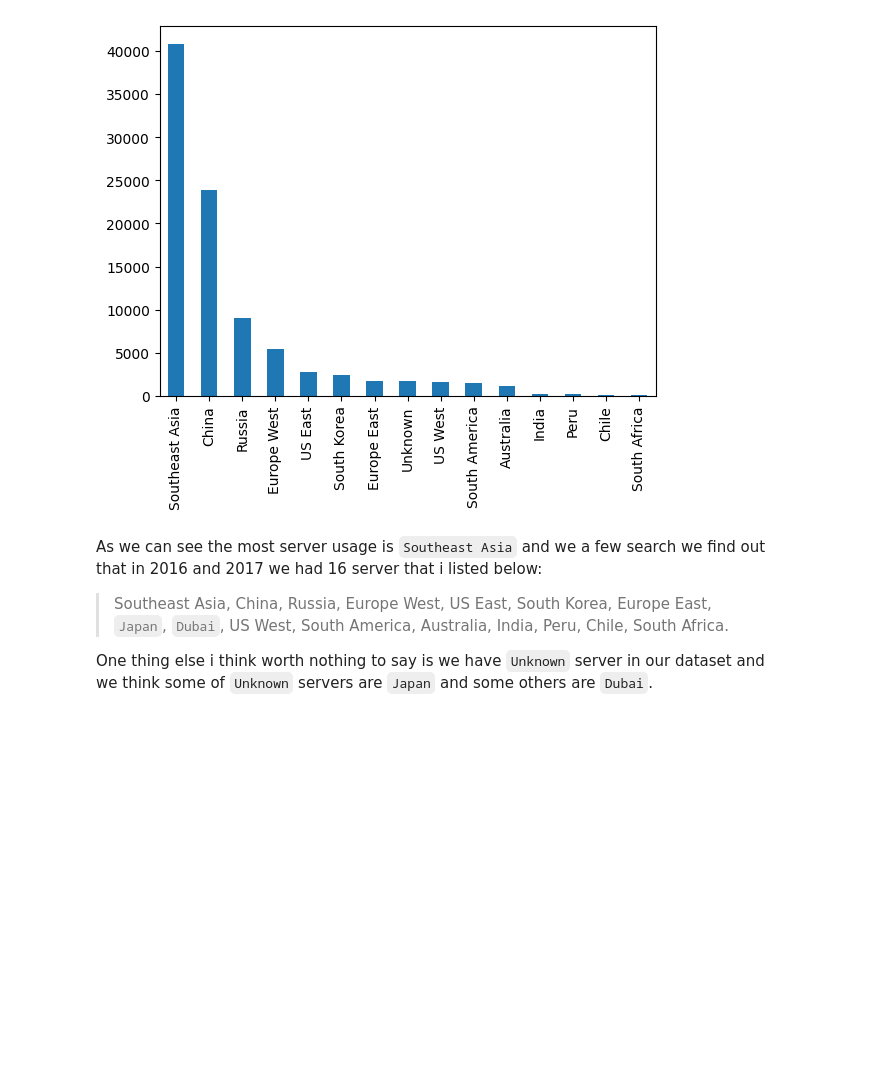
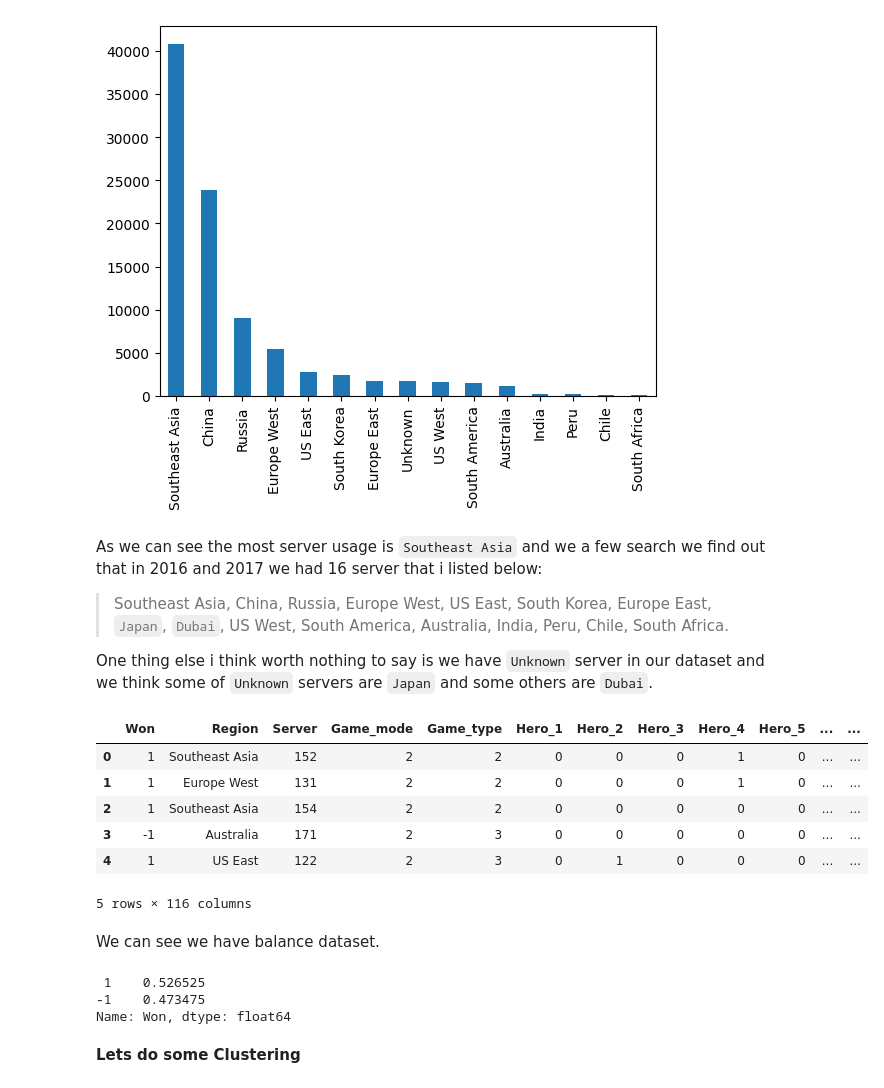
Before and after one commit to mrpintime/Dota2_TI-2016, a Jupyter notebook: Dota2Game.ipynb, the cells around one changed output. Cells and saved outputs as stored; diff of their text form; code cells hidden in the pictures; blank space fills up the shorter version.

```diff
--- a/Dota2Game.ipynb
+++ b/Dota2Game.ipynb
@@ -114,6 +114,8 @@ df_trn.head()
 Save dataset
 # %%
 # df_trn.to_csv('/content/drive/MyDrive/Dota2/preprocessed_train.csv', index=False)
+# %%
+df_trn = pd.read_csv('/content/drive/MyDrive/Dota2/preprocessed_train.csv')
 # %% [markdown]
 **So we prepared our Dataset**
 # %%
@@ -532,3 +534,23 @@ and we a few search we find out that in 2016 and 2017 we had 16 server that i li
 > Southeast Asia, China, Russia, Europe West, US East, South Korea, Europe East, `Japan`, `Dubai`, US West, South America, Australia, India, Peru, Chile, South Africa.
 
 One thing else i think worth nothing to say is we have `Unknown` server in our dataset and we think some of `Unknown` servers are `Japan` and some others are `Dubai`.
+# %%
+df_trn.head()
+# %% [output]
+|  | Won | Region | Server | Game_mode | Game_type | Hero_1 | Hero_2 | Hero_3 | Hero_4 | Hero_5 | ... | ... |
+| 0 | 1 | Southeast Asia | 152 | 2 | 2 | 0 | 0 | 0 | 1 | 0 | ... | ... |
+| 1 | 1 | Europe West | 131 | 2 | 2 | 0 | 0 | 0 | 1 | 0 | ... | ... |
+| 2 | 1 | Southeast Asia | 154 | 2 | 2 | 0 | 0 | 0 | 0 | 0 | ... | ... |
+| 3 | -1 | Australia | 171 | 2 | 3 | 0 | 0 | 0 | 0 | 0 | ... | ... |
+| 4 | 1 | US East | 122 | 2 | 3 | 0 | 1 | 0 | 0 | 0 | ... | ... |
+5 rows × 116 columns
+# %% [markdown]
+We can see we have balance dataset.
+# %%
+df_trn.Won.value_counts(normalize=True)
+# %% [output]
+ 1    0.526525
+-1    0.473475
+Name: Won, dtype: float64
+# %% [markdown]
+**Lets do some Clustering**
```
Also changed, not shown: parts of 1 cell of this notebook.
